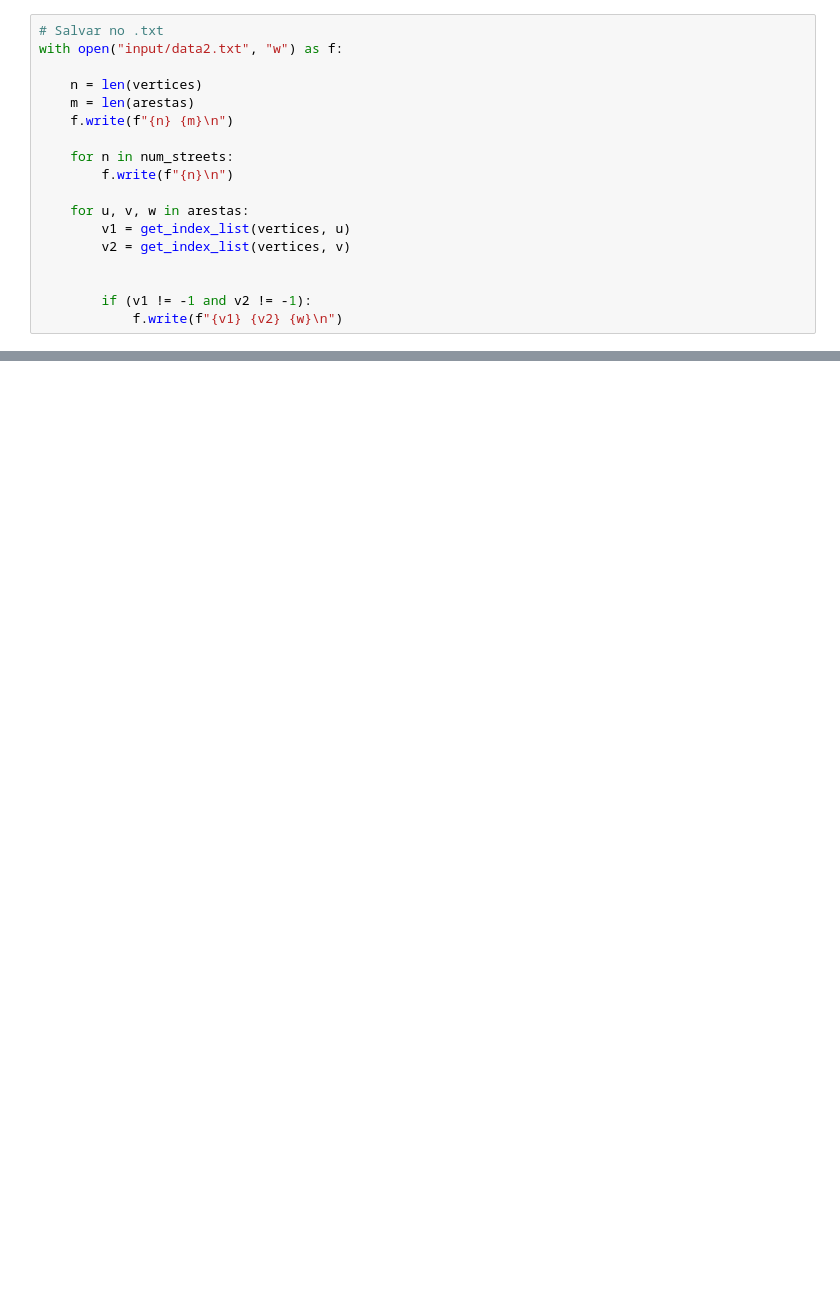
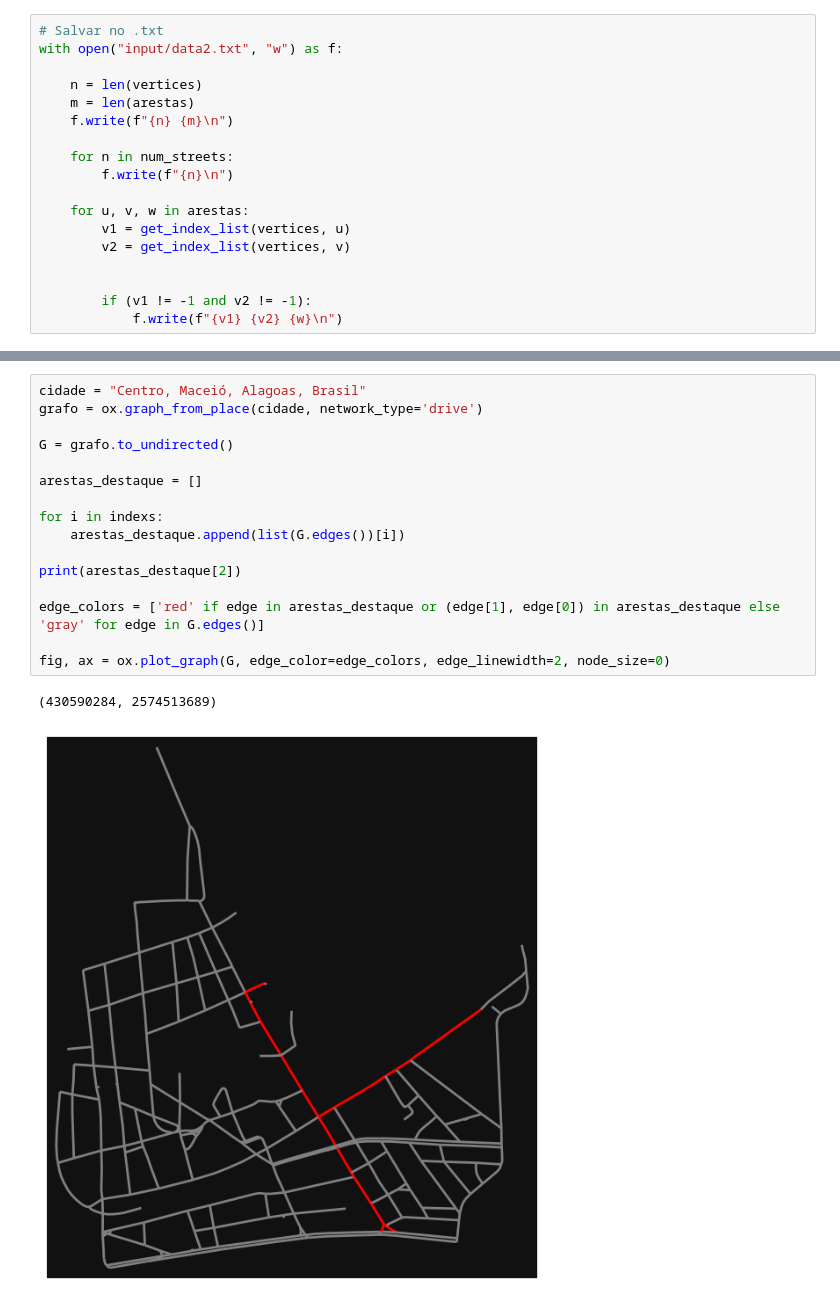
Before and after one commit to Viihtorugo/cc-pesquisa-operacional-2024.2, a Jupyter notebook: artigo/src/create_data.ipynb, the cells around one changed output, grey strips where cells are left out. Cells and saved outputs as stored; diff of their text form; blank space fills up the shorter version.

```diff
--- a/artigo/src/create_data.ipynb
+++ b/artigo/src/create_data.ipynb
@@ -221,0 +372,19 @@ ox.plot_graph(grafo, node_color=node_colors, node_size=30, edge_color="lightgray
+# %%
+cidade = "Centro, Maceió, Alagoas, Brasil"
+grafo = ox.graph_from_place(cidade, network_type='drive')
+
+G = grafo.to_undirected()
+
+arestas_destaque = []
+
+for i in indexs:
+    arestas_destaque.append(list(G.edges())[i])
+
+print(arestas_destaque[2])
+
+edge_colors = ['red' if edge in arestas_destaque or (edge[1], edge[0]) in arestas_destaque else 'gray' for edge in G.edges()]
+
+fig, ax = ox.plot_graph(G, edge_color=edge_colors, edge_linewidth=2, node_size=0)
+# %% [output]
+(430590284, 2574513689)
+[figure, added]
```
Also changed, not shown: parts of 14 cells of this notebook, 5 other files.
